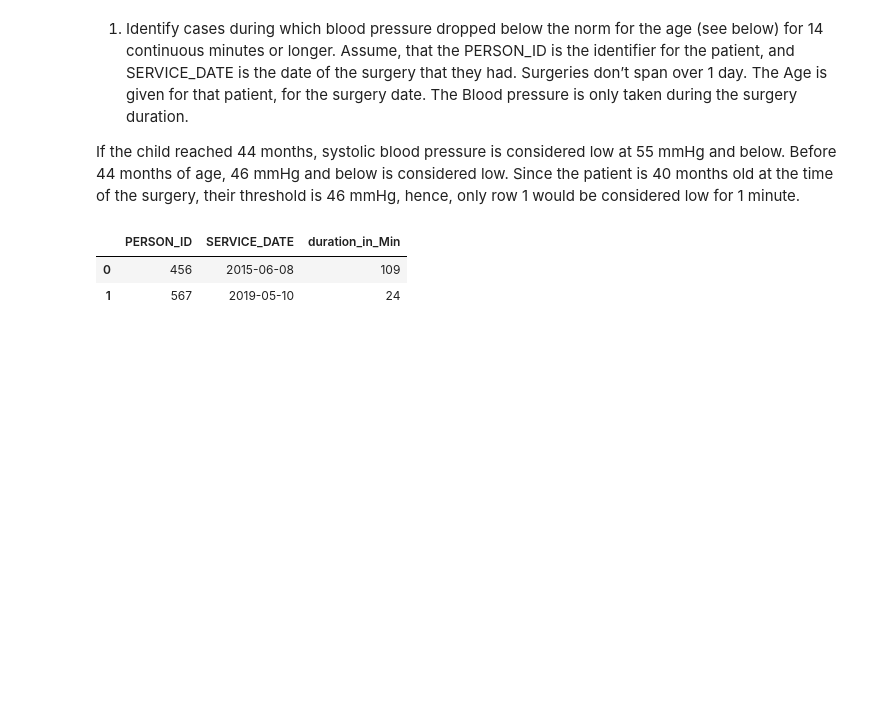
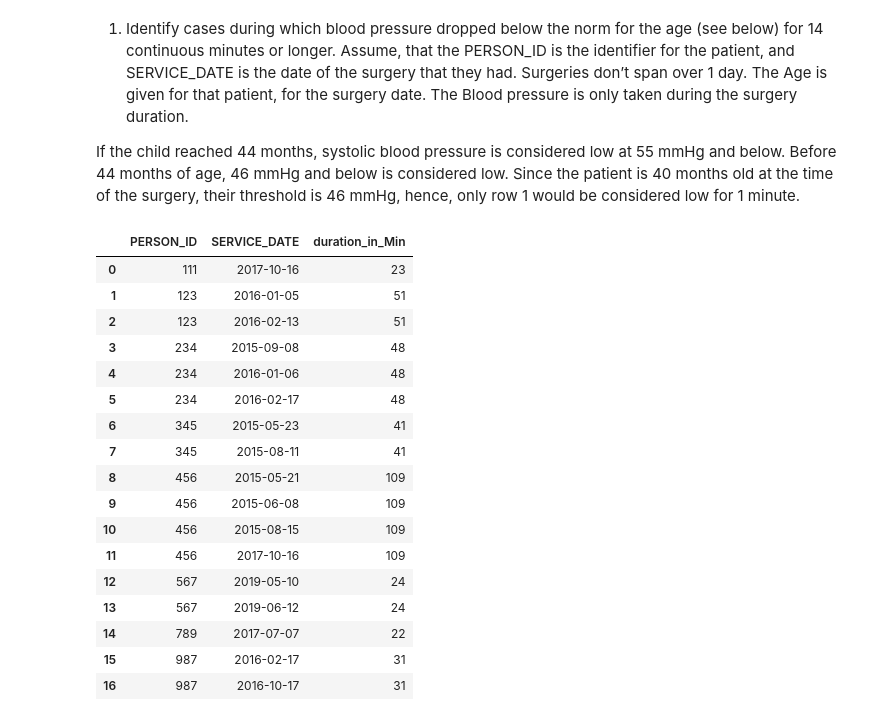
Before and after one commit to CharlesProjectSolutions/BCH_ETL_Assessment, a Jupyter notebook: BCH_ETL_BloodPressure_Demographic_Assessment.ipynb, the cells around one changed output. Cells and saved outputs as stored; diff of their text form; code cells hidden in the pictures; blank space fills up the shorter version.

```diff
--- a/BCH_ETL_BloodPressure_Demographic_Assessment.ipynb
+++ b/BCH_ETL_BloodPressure_Demographic_Assessment.ipynb
@@ -260,11 +298,26 @@ If the child reached 44 months, systolic blood pressure is considered low at 55
 # %%
 # Considering patients who are 40 months old and with SYSTOLIC_BLOOD_PRESSURE of less than or equal to 46
 
 pd.read_sql_query('''SELECT PERSON_ID, SERVICE_DATE, COUNT(Minutes) AS duration_in_Min FROM BP_DEMO
-WHERE Minutes >=14 AND SYSTOLIC_BLOOD_PRESSURE <=46 AND AGE_MONTHS = 40
-GROUP BY PERSON_ID, AGE_MONTHS, SERVICE_DATE
+WHERE Minutes >=14 AND SYSTOLIC_BLOOD_PRESSURE <=46
+GROUP BY PERSON_ID, SERVICE_DATE
 ORDER BY PERSON_ID ASC''', conn2)
 # %% [output]
 |  | PERSON_ID | SERVICE_DATE | duration_in_Min |
-| 0 | 456 | 2015-06-08 | 109 |
-| 1 | 567 | 2019-05-10 | 24 |
+| 0 | 111 | 2017-10-16 | 23 |
+| 1 | 123 | 2016-01-05 | 51 |
+| 2 | 123 | 2016-02-13 | 51 |
+| 3 | 234 | 2015-09-08 | 48 |
+| 4 | 234 | 2016-01-06 | 48 |
+| 5 | 234 | 2016-02-17 | 48 |
+| 6 | 345 | 2015-05-23 | 41 |
+| 7 | 345 | 2015-08-11 | 41 |
+| 8 | 456 | 2015-05-21 | 109 |
+| 9 | 456 | 2015-06-08 | 109 |
+| 10 | 456 | 2015-08-15 | 109 |
+| 11 | 456 | 2017-10-16 | 109 |
+| 12 | 567 | 2019-05-10 | 24 |
+| 13 | 567 | 2019-06-12 | 24 |
+| 14 | 789 | 2017-07-07 | 22 |
+| 15 | 987 | 2016-02-17 | 31 |
+| 16 | 987 | 2016-10-17 | 31 |
```
Also changed, not shown: parts of 9 cells of this notebook.
